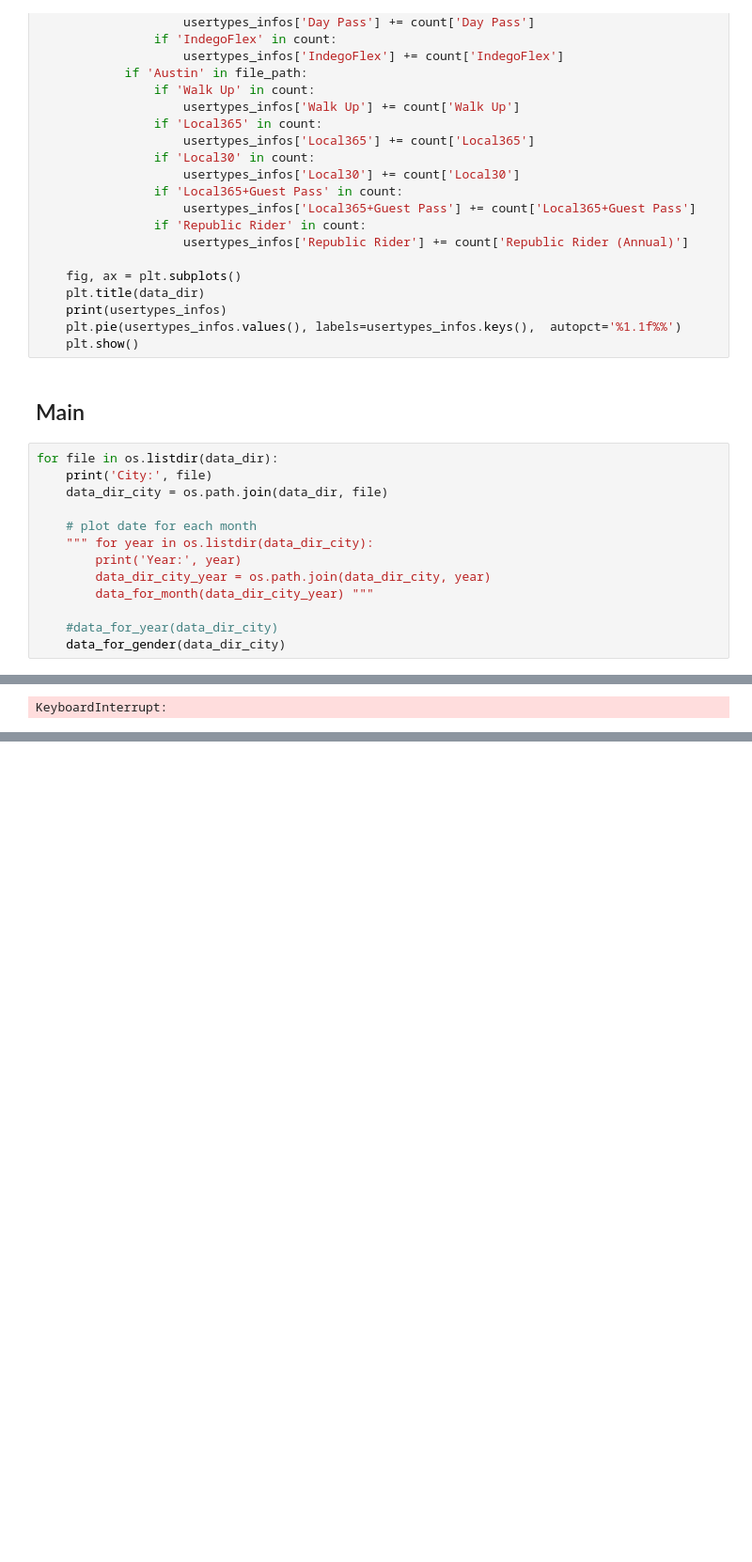
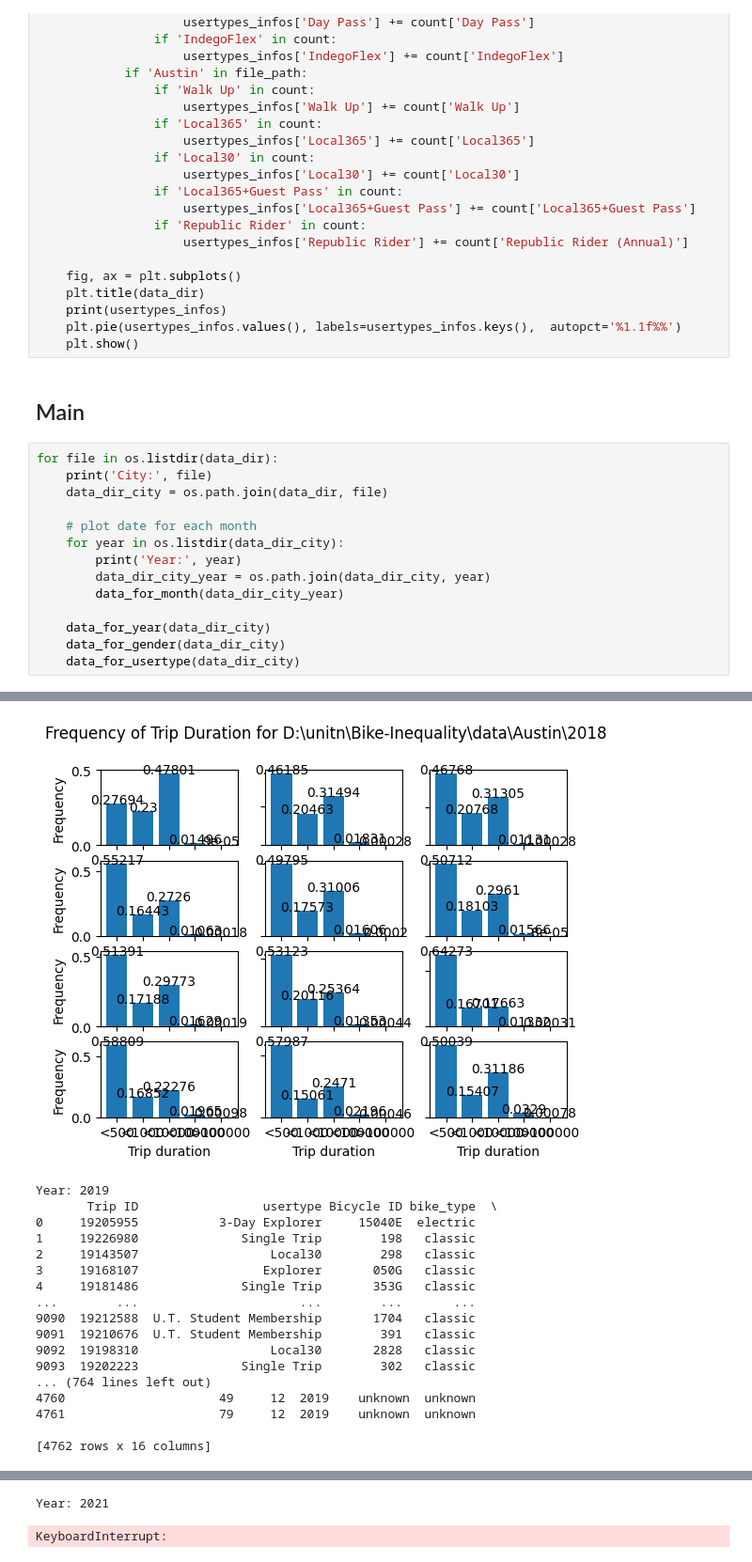
Before and after one commit to GaiaPizzuti/Bike-Inequality, a Jupyter notebook: src/data_analysis.ipynb, the cells around one changed output, grey strips where cells are left out. Shown: that part at 94% size. Cells and saved outputs as stored; diff of their text form; blank space fills up the shorter version.

```diff
--- a/src/data_analysis.ipynb
+++ b/src/data_analysis.ipynb
@@ -294,12 +368,13 @@ for file in os.listdir(data_dir):
     data_dir_city = os.path.join(data_dir, file)
 
     # plot date for each month
-    """ for year in os.listdir(data_dir_city):
+    for year in os.listdir(data_dir_city):
         print('Year:', year)
         data_dir_city_year = os.path.join(data_dir_city, year)
-        data_for_month(data_dir_city_year) """
+        data_for_month(data_dir_city_year)
 
-    #data_for_year(data_dir_city)
+    data_for_year(data_dir_city)
     data_for_gender(data_dir_city)
+    data_for_usertype(data_dir_city)
 # %% [output]
 City: Austin
@@ -309 +397,18 @@ City: Boston
+[figure, added]
-KeyboardInterrupt:
+Year: 2019
+       Trip ID                 usertype Bicycle ID bike_type  \
+0     19205955           3-Day Explorer     15040E  electric
+1     19226980              Single Trip        198   classic
+2     19143507                  Local30        298   classic
+3     19168107                 Explorer       050G   classic
+4     19181486              Single Trip       353G   classic
+...        ...                      ...        ...       ...
+9090  19212588  U.T. Student Membership       1704   classic
+9091  19210676  U.T. Student Membership        391   classic
+9092  19198310                  Local30       2828   classic
+9093  19202223              Single Trip        302   classic
+... (764 lines left out)
+4760                     49     12  2019    unknown  unknown
+4761                     79     12  2019    unknown  unknown
+
+[4762 rows x 16 columns]
@@ -309,0 +434,2 @@ KeyboardInterrupt:
+Year: 2021
+KeyboardInterrupt:
```
Also changed, not shown: parts of 3 cells of this notebook.
